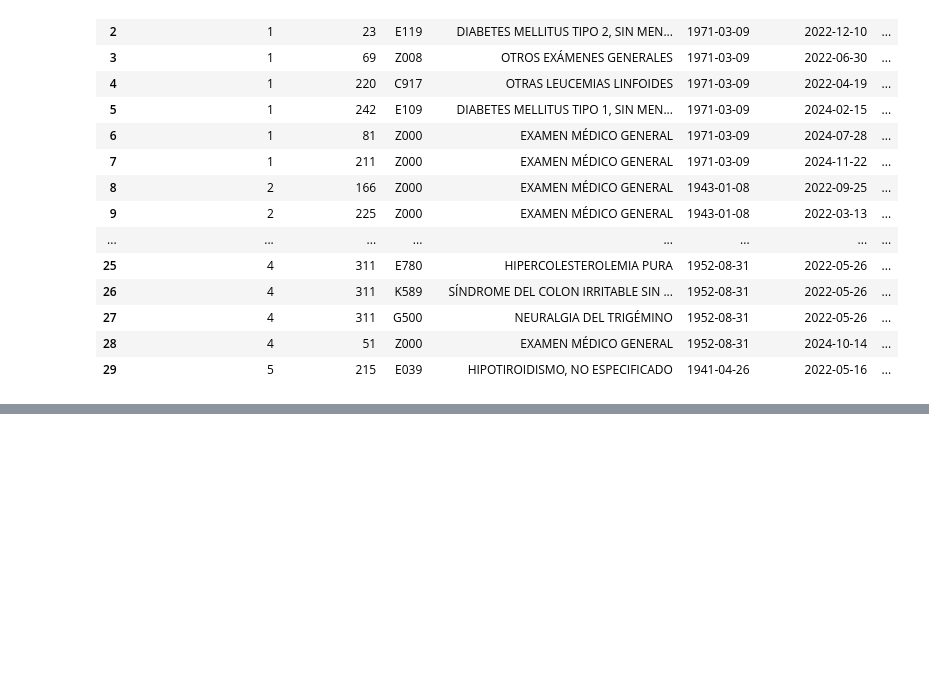
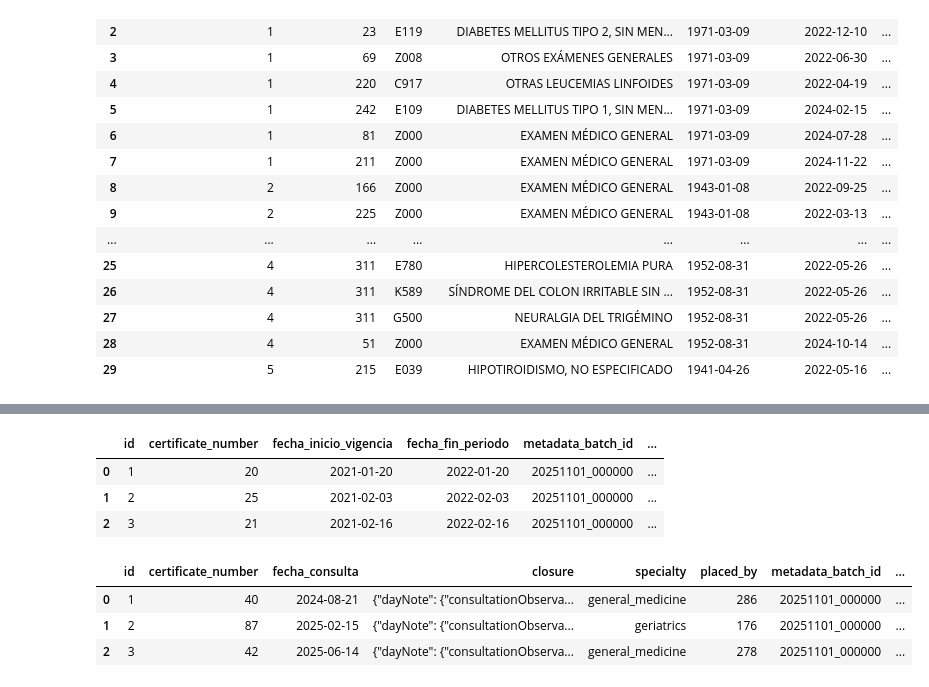
Before and after one commit to famenor/insurance_case, a Jupyter notebook: sandbox.ipynb, the cells around one changed output, grey strips where cells are left out. Saved outputs shown, nothing was run; the diff lists cells and outputs as text; code cells hidden in the pictures; blank space fills up the shorter version.

```diff
--- a/sandbox.ipynb
+++ b/sandbox.ipynb
@@ -376,0 +664,28 @@ display(results.head(30))
+# %%
+batch_id = '20251101_000000'
+loaded_at = pd.Timestamp.utcnow().strftime('%Y-%m-%d %H:%M:%S')
+table_name = 'terms'
+etl_module = 'terms__load'
+
+
+path = f"/home/armando/git/insurance_case/lakehouse/landing/healthsys/{batch_id}/{table_name}.csv"
+csv_file_reader = CsvFileReader(file_path=path)
+landed_df = csv_file_reader.read_table()
+
+required_columns = ['id', 'certificate_number', 'fecha_inicio_vigencia', 'fecha_fin_periodo']
+table_processor = LandToBronzeTemplate(table=landed_df,
+                                       batch_id=batch_id,
+                                       etl_module=etl_module,
+                                       table_name=table_name,
+                                       required_columns=required_columns,
+                                       owner='Clinical')
+
+table_processor.process()
+struct_raw_table = table_processor.struct_raw_table
+
+display(struct_raw_table.table.head(3))
+# %% [output]
+|  | id | certificate_number | fecha_inicio_vigencia | fecha_fin_periodo | metadata_batch_id | ... |
+| 0 | 1 | 20 | 2021-01-20 | 2022-01-20 | 20251101_000000 | ... |
+| 1 | 2 | 25 | 2021-02-03 | 2022-02-03 | 20251101_000000 | ... |
+| 2 | 3 | 21 | 2021-02-16 | 2022-02-16 | 20251101_000000 | ... |
@@ -376,0 +696,28 @@ display(results.head(30))
+# %%
+batch_id = '20251101_000000'
+loaded_at = pd.Timestamp.utcnow().strftime('%Y-%m-%d %H:%M:%S')
+table_name = 'consultas'
+etl_module = 'consultas__load'
+
+
+path = f"/home/armando/git/insurance_case/lakehouse/landing/healthsys/{batch_id}/{table_name}.csv"
+csv_file_reader = CsvFileReader(file_path=path, separator=';')
+landed_df = csv_file_reader.read_table()
+
+required_columns = ['id', 'certificate_number', 'fecha_consulta', 'closure', 'specialty', 'placed_by']
+table_processor = LandToBronzeTemplate(table=landed_df,
+                                       batch_id=batch_id,
+                                       etl_module=etl_module,
+                                       table_name=table_name,
+                                       required_columns=required_columns,
+                                       owner='Clinical')
+
+table_processor.process()
+struct_raw_table = table_processor.struct_raw_table
+
+display(struct_raw_table.table.head(3))
+# %% [output]
+|  | id | certificate_number | fecha_consulta | closure | specialty | placed_by | metadata_batch_id | ... |
+| 0 | 1 | 40 | 2024-08-21 | {"dayNote": {"consultationObserva... | general_medicine | 286 | 20251101_000000 | ... |
+| 1 | 2 | 87 | 2025-02-15 | {"dayNote": {"consultationObserva... | geriatrics | 176 | 20251101_000000 | ... |
+| 2 | 3 | 42 | 2025-06-14 | {"dayNote": {"consultationObserva... | general_medicine | 278 | 20251101_000000 | ... |
```
Also changed, not shown: parts of 11 cells of this notebook, 58 other files.
